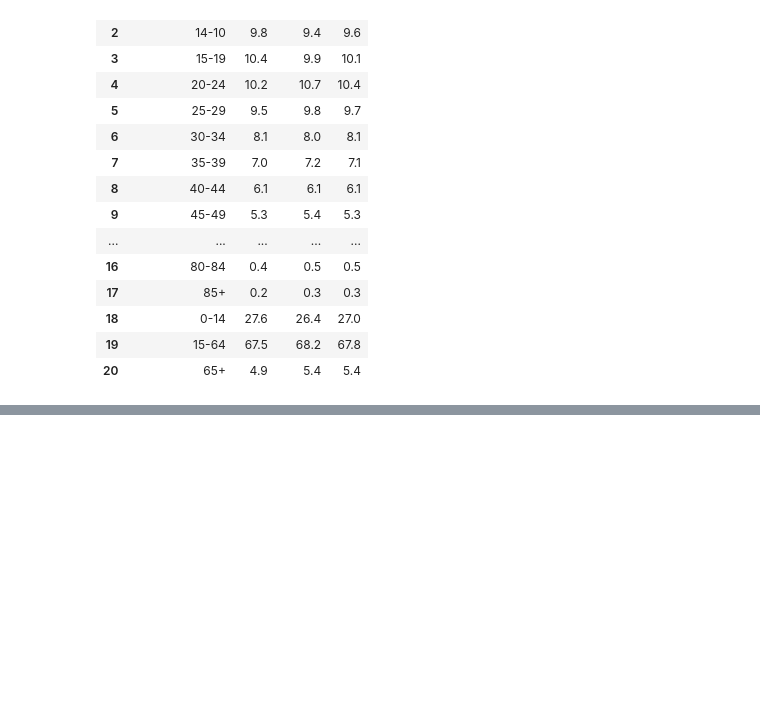
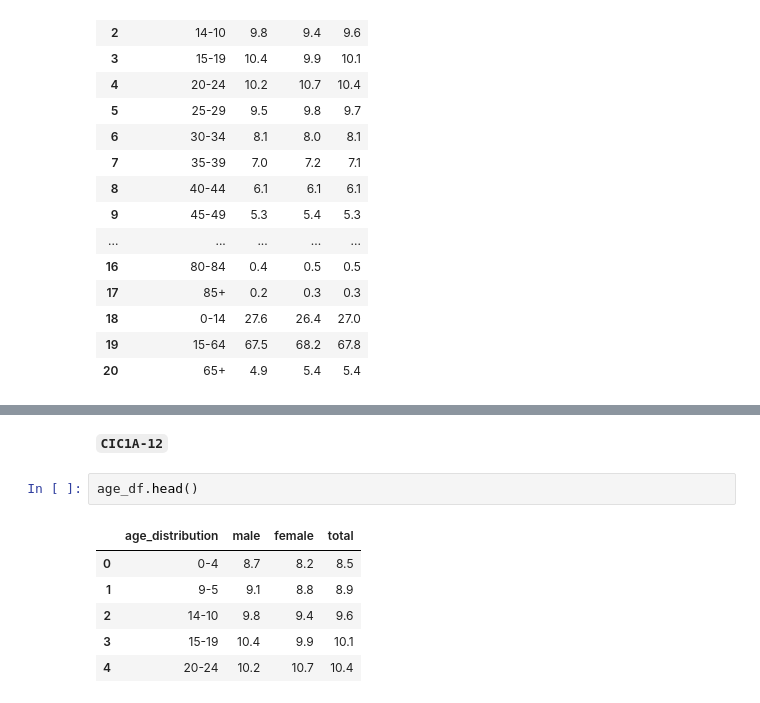
Before and after one commit to adnaen/covid-19-india-analysis, a Jupyter notebook: notebook/01-data-cleaning.ipynb, the cells around one changed output, grey strips where cells are left out. Cells and saved outputs as stored; diff of their text form; blank space fills up the shorter version.

```diff
--- a/notebook/01-data-cleaning.ipynb
+++ b/notebook/01-data-cleaning.ipynb
@@ -140,0 +163,11 @@ age_df
+# %% [markdown]
+**`CIC1A-12`**
+# %%
+age_df.head()
+# %% [output]
+|  | age_distribution | male | female | total |
+| 0 | 0-4 | 8.7 | 8.2 | 8.5 |
+| 1 | 9-5 | 9.1 | 8.8 | 8.9 |
+| 2 | 14-10 | 9.8 | 9.4 | 9.6 |
+| 3 | 15-19 | 10.4 | 9.9 | 10.1 |
+| 4 | 20-24 | 10.2 | 10.7 | 10.4 |
```
Also changed, not shown: parts of 6 cells of this notebook.
